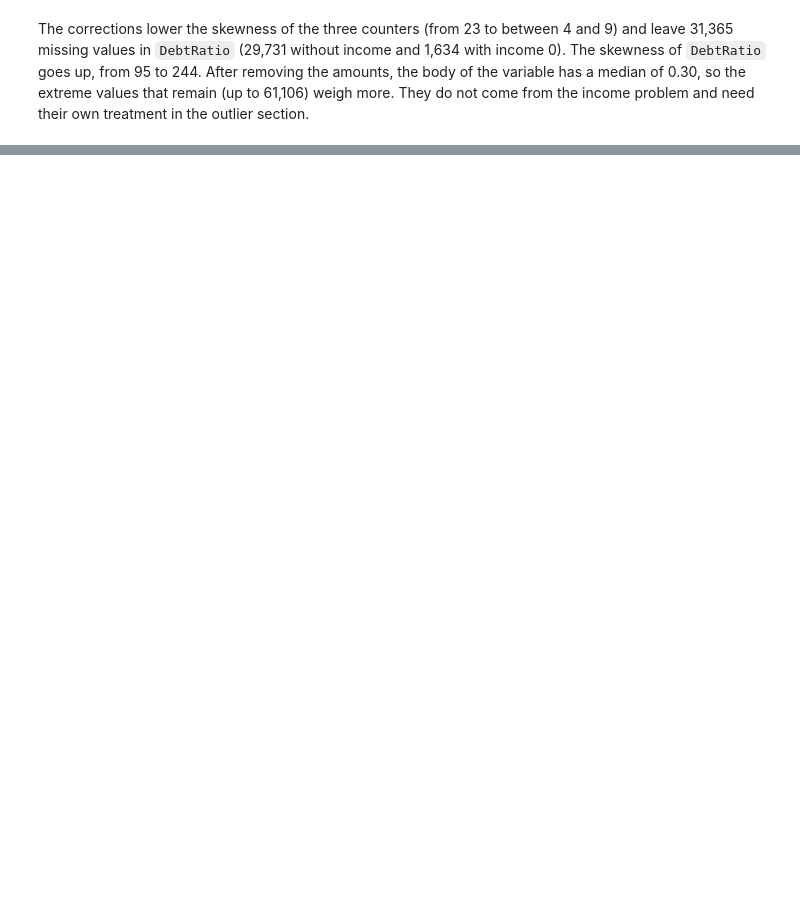
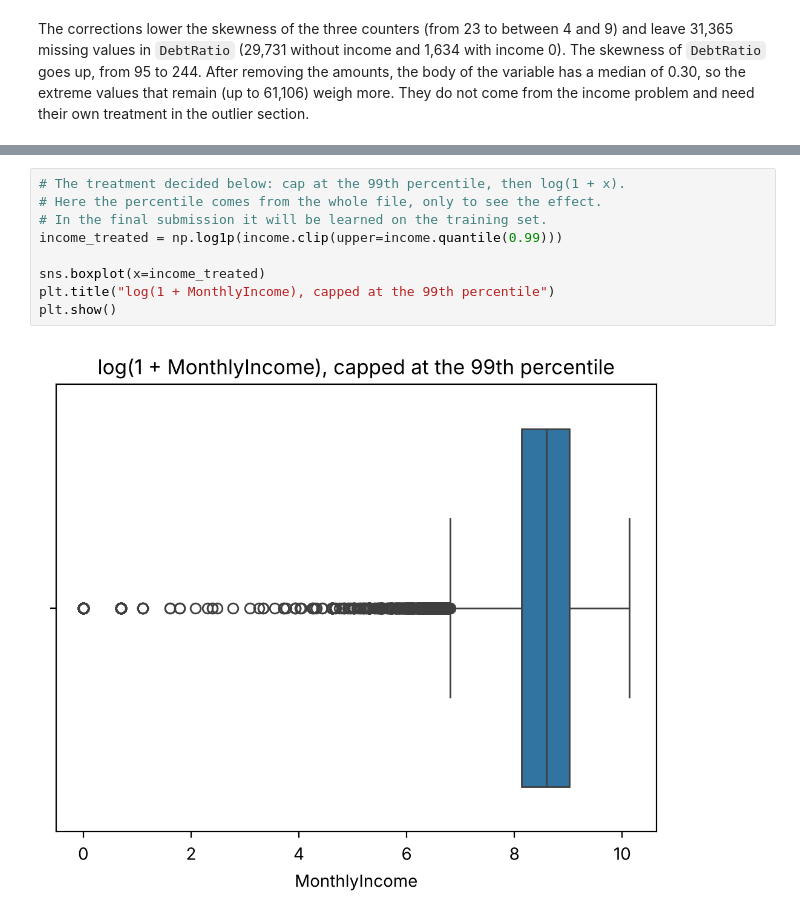
Before and after one commit to CarlosCUNEF/machine_learning_assignment, a Jupyter notebook: notebooks/01_EDA.ipynb, the cells around one changed output, grey strips where cells are left out. Drawn from its saved outputs; the diff is of its cells as text; blank space fills up the shorter version.

```diff
--- a/notebooks/01_EDA.ipynb
+++ b/notebooks/01_EDA.ipynb
@@ -537,0 +786,11 @@ Next part: outliers and the relation of each variable with the target. It should
+# %%
+# The treatment decided below: cap at the 99th percentile, then log(1 + x).
+# Here the percentile comes from the whole file, only to see the effect.
+# In the final submission it will be learned on the training set.
+income_treated = np.log1p(income.clip(upper=income.quantile(0.99)))
+
+sns.boxplot(x=income_treated)
+plt.title("log(1 + MonthlyIncome), capped at the 99th percentile")
+plt.show()
+# %% [output]
+[figure, added]
```
Also changed, not shown: parts of 91 cells of this notebook, 1 other file.
